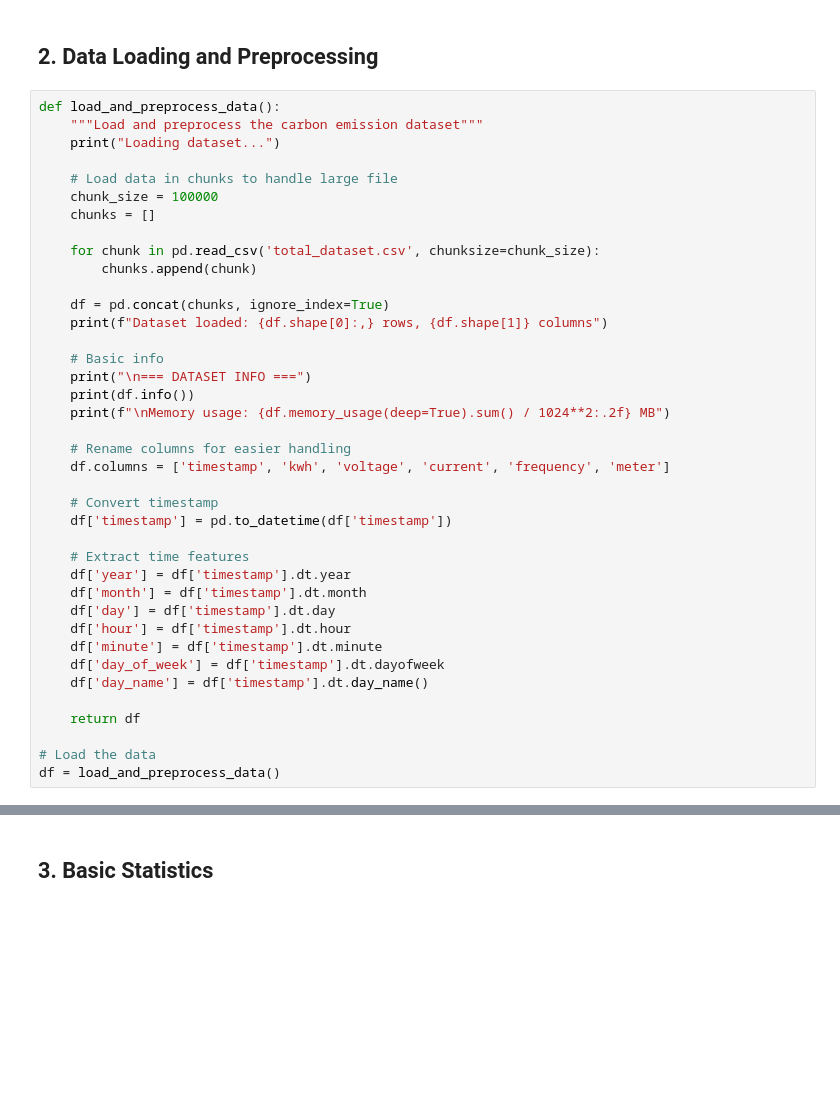
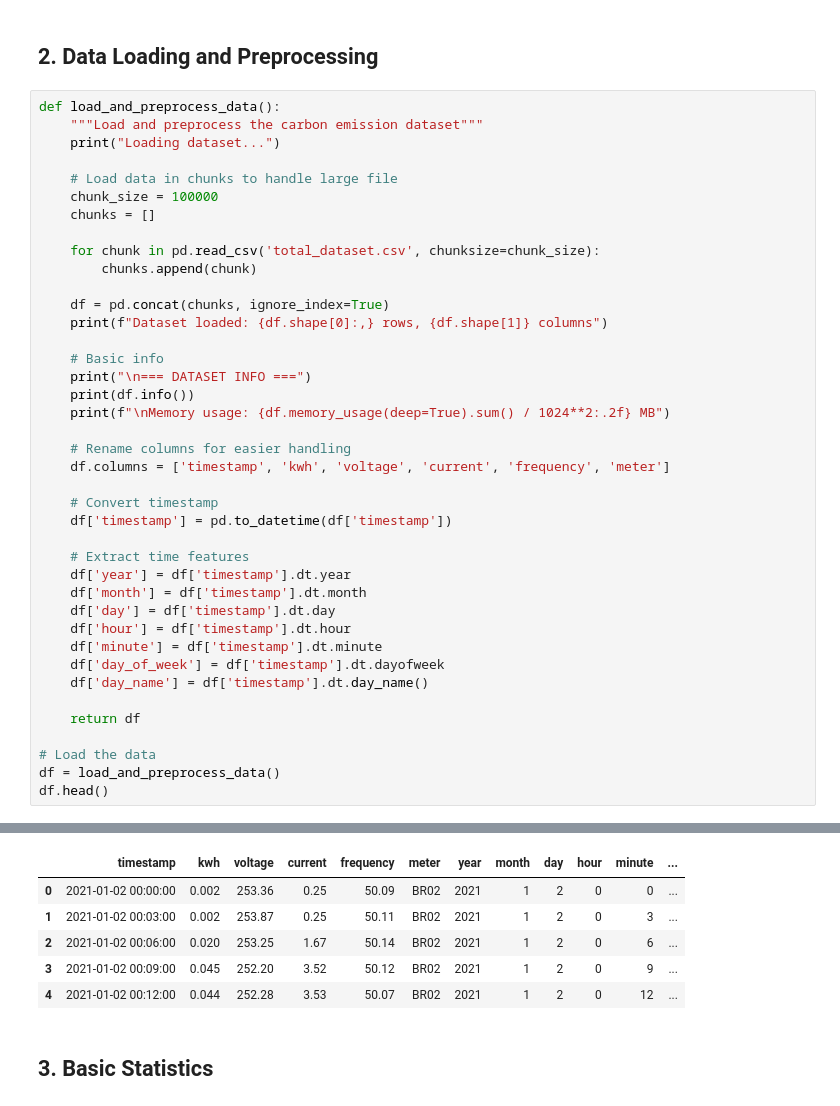
Before and after one commit to Dheemanth49/carbon-emission, a Jupyter notebook: carbon_emmsion.ipynb, the cells around one changed output, grey strips where cells are left out. Saved outputs shown, nothing was run; the diff lists cells and outputs as text; blank space fills up the shorter version.

```diff
--- a/carbon_emmsion.ipynb
+++ b/carbon_emmsion.ipynb
@@ -55,33 +82,40 @@ def load_and_preprocess_data():
     df['hour'] = df['timestamp'].dt.hour
     df['minute'] = df['timestamp'].dt.minute
     df['day_of_week'] = df['timestamp'].dt.dayofweek
     df['day_name'] = df['timestamp'].dt.day_name()
 
     return df
 
 # Load the data
 df = load_and_preprocess_data()
+df.head()
 # %% [output]
 Loading dataset...
 Dataset loaded: 14,767,069 rows, 6 columns
 
 === DATASET INFO ===
 <class 'pandas.core.frame.DataFrame'>
 RangeIndex: 14767069 entries, 0 to 14767068
 Data columns (total 6 columns):
  #   Column                Dtype
 ---  ------                -----
  0   x_Timestamp           object
  1   t_kWh                 float64
  2   z_Avg Voltage (Volt)  float64
  3   z_Avg Current (Amp)   float64
  4   y_Freq (Hz)           float64
  5   meter                 object
 dtypes: float64(4), object(2)
 memory usage: 676.0+ MB
 None
 
 Memory usage: 2154.70 MB
+|  | timestamp | kwh | voltage | current | frequency | meter | year | month | day | hour | minute | ... |
+| 0 | 2021-01-02 00:00:00 | 0.002 | 253.36 | 0.25 | 50.09 | BR02 | 2021 | 1 | 2 | 0 | 0 | ... |
+| 1 | 2021-01-02 00:03:00 | 0.002 | 253.87 | 0.25 | 50.11 | BR02 | 2021 | 1 | 2 | 0 | 3 | ... |
+| 2 | 2021-01-02 00:06:00 | 0.020 | 253.25 | 1.67 | 50.14 | BR02 | 2021 | 1 | 2 | 0 | 6 | ... |
+| 3 | 2021-01-02 00:09:00 | 0.045 | 252.20 | 3.52 | 50.12 | BR02 | 2021 | 1 | 2 | 0 | 9 | ... |
+| 4 | 2021-01-02 00:12:00 | 0.044 | 252.28 | 3.53 | 50.07 | BR02 | 2021 | 1 | 2 | 0 | 12 | ... |
 # %% [markdown]
 ## 3. Basic Statistics
 # %%
```
Also changed, not shown: parts of 12 cells of this notebook.
